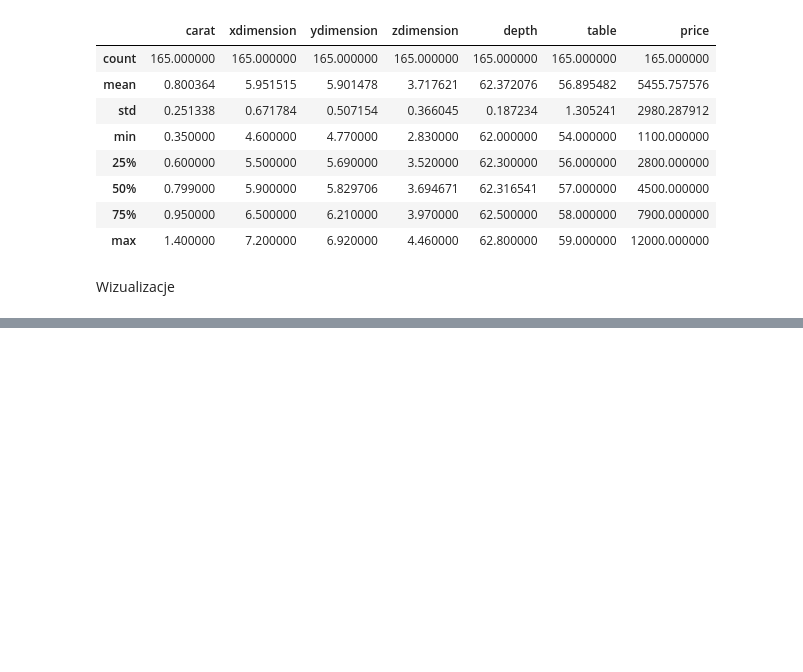
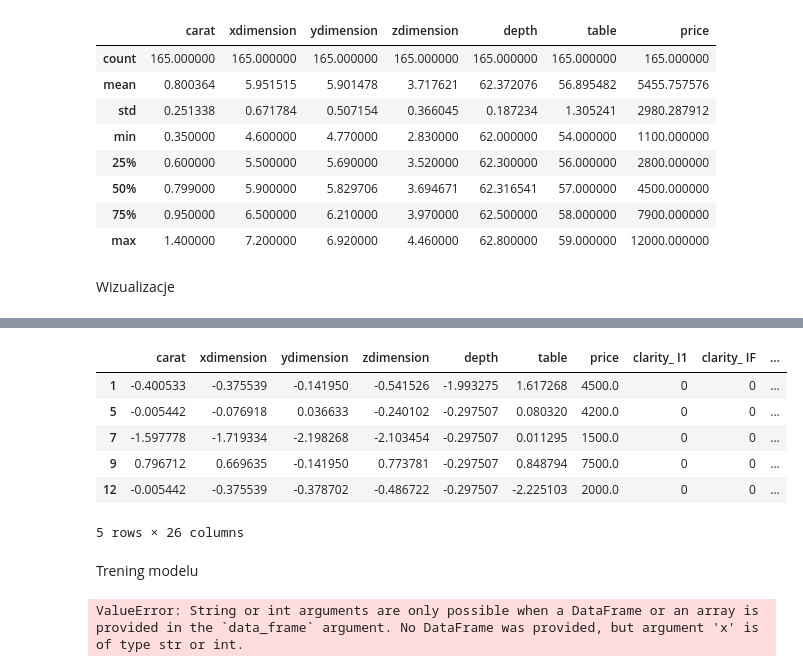
Before and after one commit to s32225/PAD_cw, a Jupyter notebook: projektowa praca domowa/main.ipynb, the cells around one changed output, grey strips where cells are left out. Cells and saved outputs as stored; diff of their text form; code cells hidden in the pictures; blank space fills up the shorter version.

```diff
--- a/projektowa praca domowa/main.ipynb
+++ b/projektowa praca domowa/main.ipynb
@@ -351,0 +442,4 @@ kk
+# %%
+from sklearn.preprocessing import StandardScaler
+sc_X = StandardScaler()
+numericals =  pd.DataFrame(sc_X.fit_transform(diamond_clean_data[['carat','xdimension','ydimension','zdimension','depth','table']]),columns=['carat','xdimension','ydimension','zdimension','depth','table'],index=diamond_clean_data.index)
@@ -351,0 +455,13 @@ kk
+# %%
+diamond_clean_data_standard = diamond_clean_data.copy(deep=True)
+diamond_clean_data_standard[['carat','xdimension','ydimension','zdimension','depth','table']] = numericals[['carat','xdimension','ydimension','zdimension','depth','table']]
+# %%
+diamond_clean_data_standard.head()
+# %% [output]
+|  | carat | xdimension | ydimension | zdimension | depth | table | price | clarity_ I1 | clarity_ IF | ... |
+| 1 | -0.400533 | -0.375539 | -0.141950 | -0.541526 | -1.993275 | 1.617268 | 4500.0 | 0 | 0 | ... |
+| 5 | -0.005442 | -0.076918 | 0.036633 | -0.240102 | -0.297507 | 0.080320 | 4200.0 | 0 | 0 | ... |
+| 7 | -1.597778 | -1.719334 | -2.198268 | -2.103454 | -0.297507 | 0.011295 | 1500.0 | 0 | 0 | ... |
+| 9 | 0.796712 | 0.669635 | -0.141950 | 0.773781 | -0.297507 | 0.848794 | 7500.0 | 0 | 0 | ... |
+| 12 | -0.005442 | -0.375539 | -0.378702 | -0.486722 | -0.297507 | -2.225103 | 2000.0 | 0 | 0 | ... |
+5 rows × 26 columns
@@ -351,0 +495,17 @@ kk
+# %% [markdown]
+Trening modelu
+# %%
+import plotly.express as px
+
+# Zakładając, że 'diamond_clean_data' to nazwa twojego DataFrame
+fig = px.scatter_matrix(diamond_clean_data, dimensions=diamond_clean_data.columns)
+
+# Dodanie regresji liniowej dla każdej pary zmiennych
+for i in range(len(diamond_clean_data.columns)):
+    for j in range(len(diamond_clean_data.columns)):
+        fig.add_trace(px.scatter(x=diamond_clean_data.columns[i], y=diamond_clean_data.columns[j], trendline='ols').data[1])
+
+fig.update_layout(width=1500, height=1500, title='Linear Regression Plots for All Variables')
+fig.show()
+# %% [output]
+ValueError: String or int arguments are only possible when a DataFrame or an array is provided in the `data_frame` argument. No DataFrame was provided, but argument 'x' is of type str or int.
```
Also changed, not shown: parts of 15 cells of this notebook.
